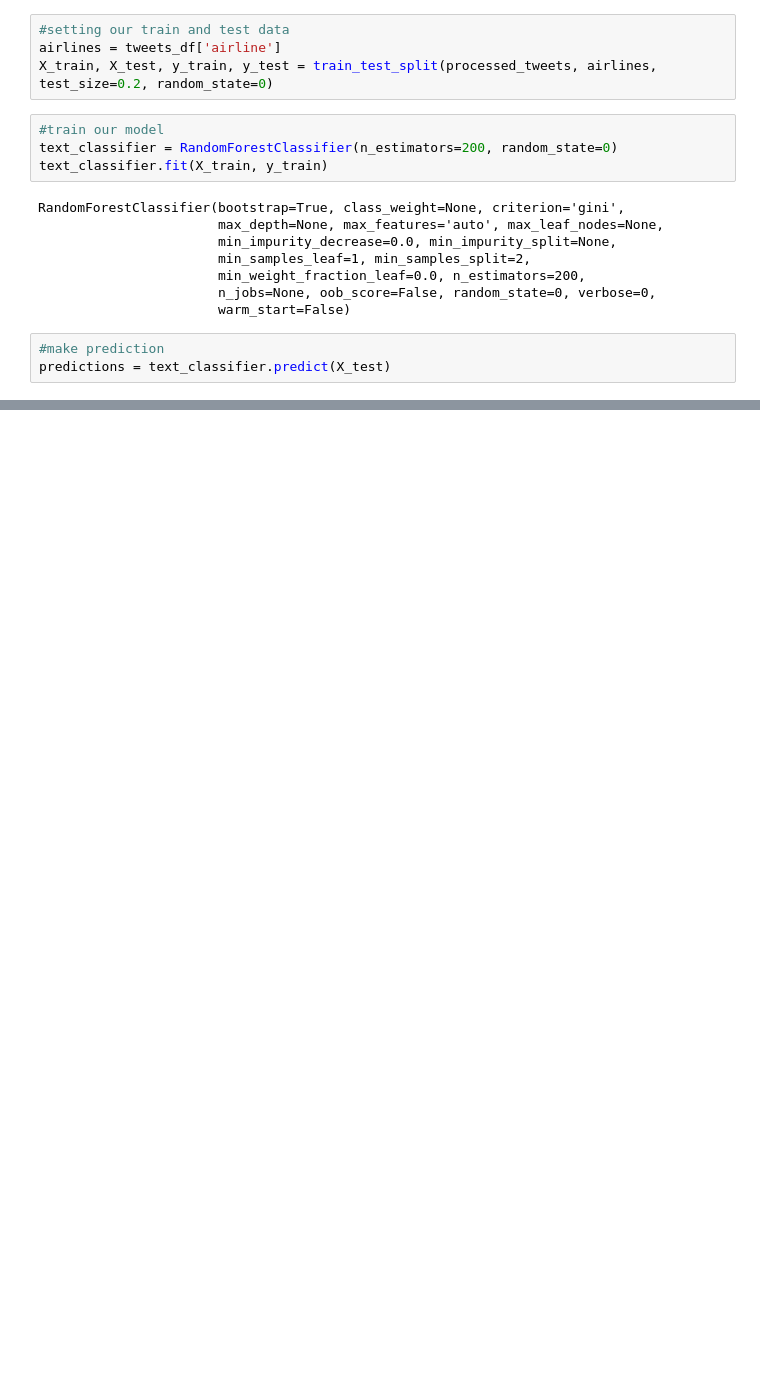
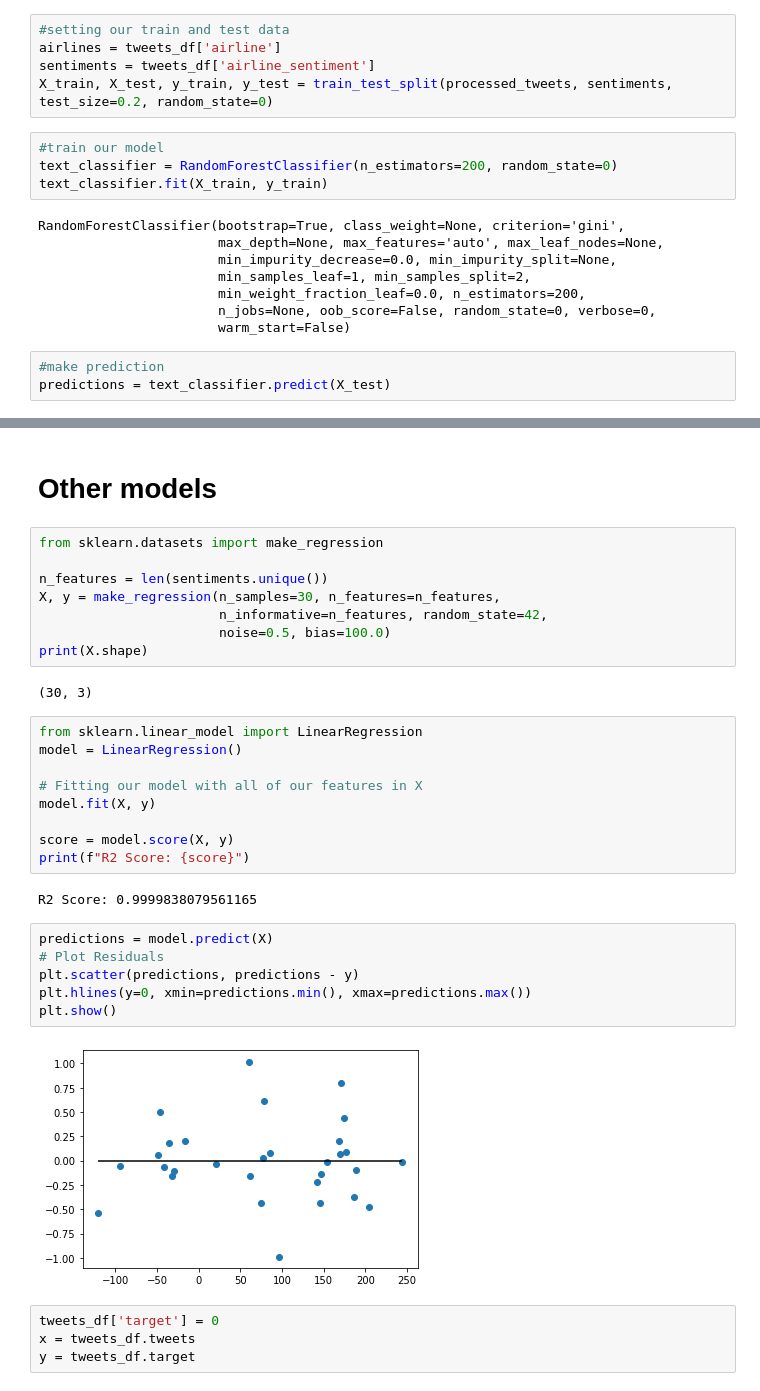
Before and after one commit to marazap90/project_3, a Jupyter notebook: scripts/cletus_exploration.ipynb, the cells around one changed output, grey strips where cells are left out. Cells and saved outputs as stored; diff of their text form; blank space fills up the shorter version.

```diff
--- a/scripts/cletus_exploration.ipynb
+++ b/scripts/cletus_exploration.ipynb
@@ -99,7 +113,8 @@ processed_tweets = vectorizer.fit_transform(processed_tweets).toarray()
 # %%
 #setting our train and test data
 airlines = tweets_df['airline']
-X_train, X_test, y_train, y_test = train_test_split(processed_tweets, airlines, test_size=0.2, random_state=0)
+sentiments = tweets_df['airline_sentiment']
+X_train, X_test, y_train, y_test = train_test_split(processed_tweets, sentiments, test_size=0.2, random_state=0)
 # %%
 #train our model
 text_classifier = RandomForestClassifier(n_estimators=200, random_state=0)
@@ -144,0 +154,35 @@ Virgin America       0.60      0.08      0.14       111
+# %% [markdown]
+# Other models
+# %%
+from sklearn.datasets import make_regression
+
+n_features = len(sentiments.unique())
+X, y = make_regression(n_samples=30, n_features=n_features,
+                       n_informative=n_features, random_state=42,
+                       noise=0.5, bias=100.0)
+print(X.shape)
+# %% [output]
+(30, 3)
+# %%
+from sklearn.linear_model import LinearRegression
+model = LinearRegression()
+
+# Fitting our model with all of our features in X
+model.fit(X, y)
+
+score = model.score(X, y)
+print(f"R2 Score: {score}")
+# %% [output]
+R2 Score: 0.9999838079561165
+# %%
+predictions = model.predict(X)
+# Plot Residuals
+plt.scatter(predictions, predictions - y)
+plt.hlines(y=0, xmin=predictions.min(), xmax=predictions.max())
+plt.show()
+# %% [output]
+[figure, added]
+# %%
+tweets_df['target'] = 0
+x = tweets_df.tweets
+y = tweets_df.target
```
Also changed, not shown: parts of 7 cells of this notebook, 1 other file.
